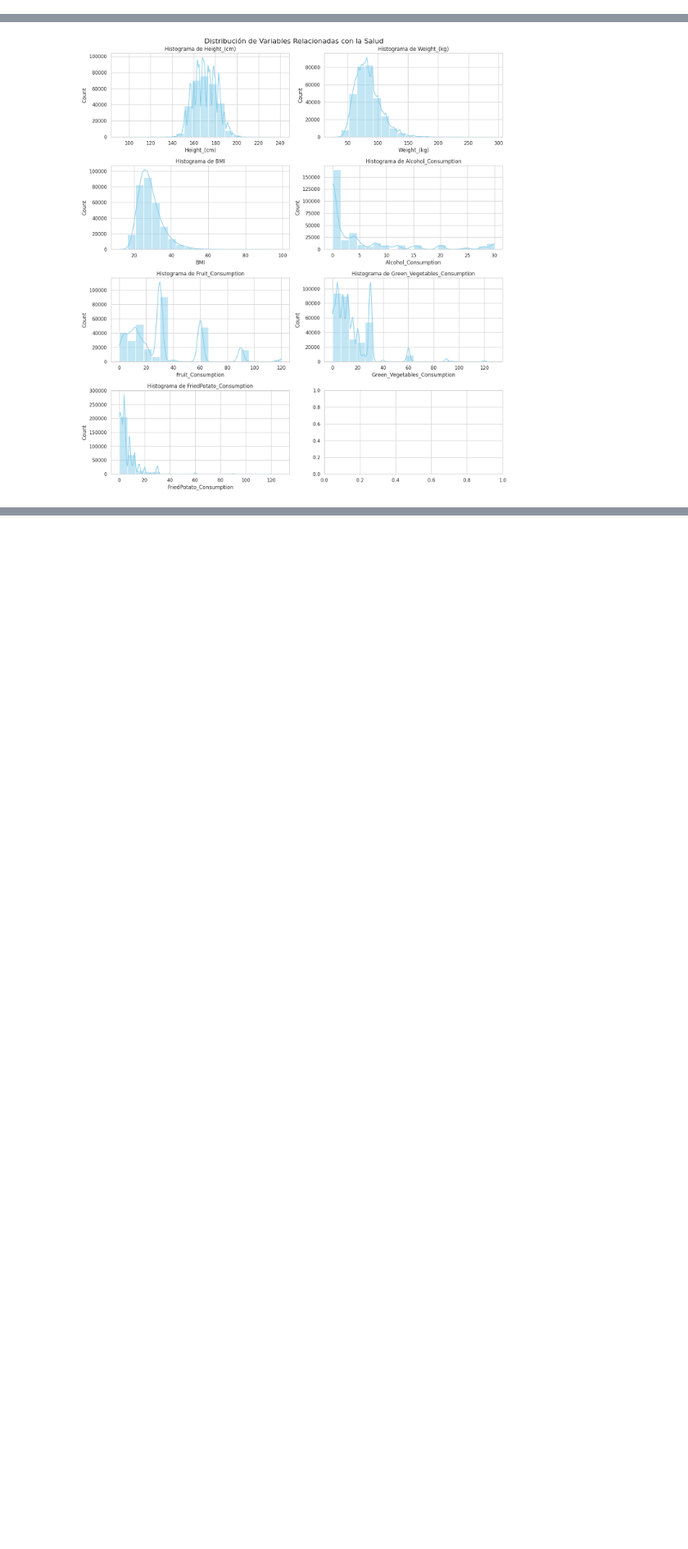
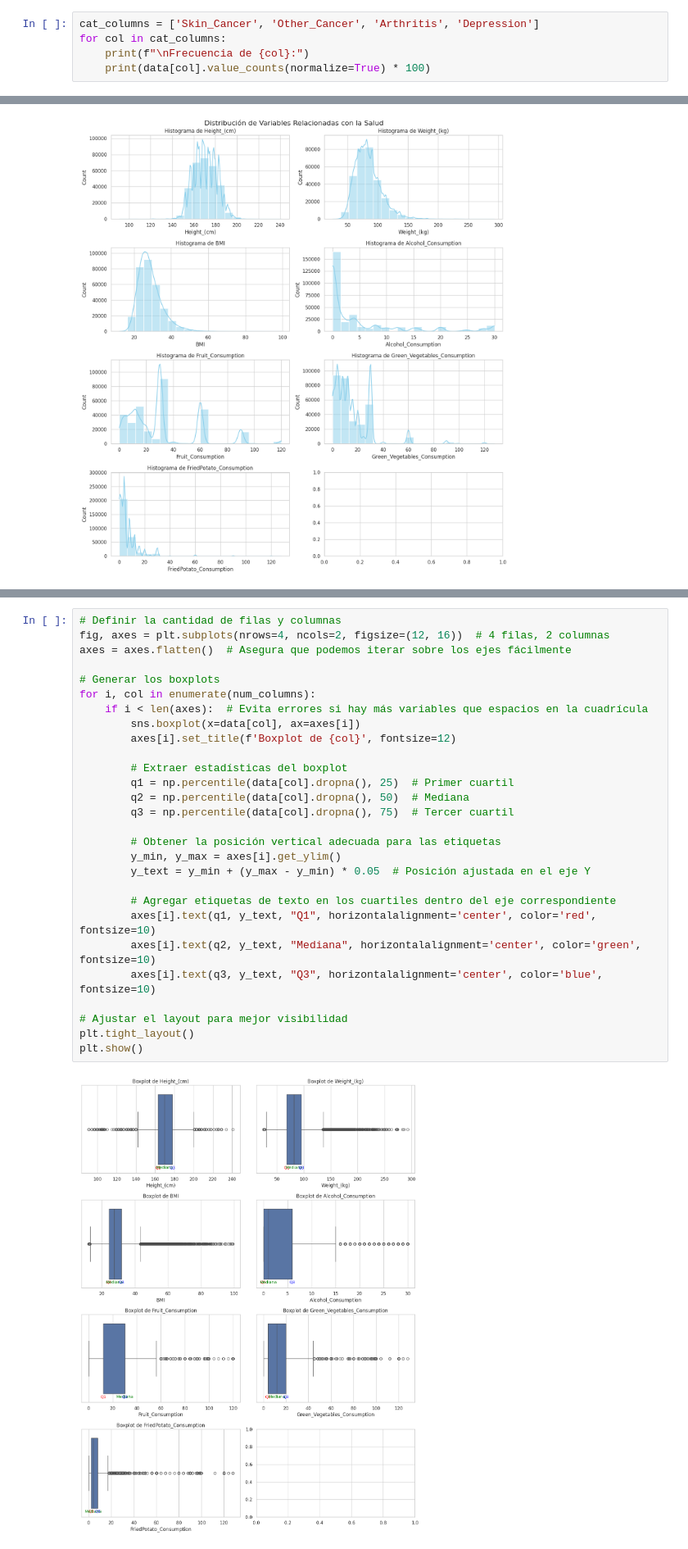
Before and after one commit to Laura9704/2025_-Analisis, a Jupyter notebook: ANALISIS_UNIVARIADO.ipynb, the cells around one changed output, grey strips where cells are left out. Shown at 82% size. Saved outputs shown, nothing was run; the diff lists cells and outputs as text; blank space fills up the shorter version.

```diff
--- a/ANALISIS_UNIVARIADO.ipynb
+++ b/ANALISIS_UNIVARIADO.ipynb
@@ -228,0 +246,5 @@ Estas variables reflejan si el individuo encuestado reportó tener cáncer, ya s
+# %%
+cat_columns = ['Skin_Cancer', 'Other_Cancer', 'Arthritis', 'Depression']
+for col in cat_columns:
+    print(f"\nFrecuencia de {col}:")
+    print(data[col].value_counts(normalize=True) * 100)
@@ -271,0 +332,30 @@ plt.show()
+# %%
+# Definir la cantidad de filas y columnas
+fig, axes = plt.subplots(nrows=4, ncols=2, figsize=(12, 16))  # 4 filas, 2 columnas
+axes = axes.flatten()  # Asegura que podemos iterar sobre los ejes fácilmente
+
+# Generar los boxplots
+for i, col in enumerate(num_columns):
+    if i < len(axes):  # Evita errores si hay más variables que espacios en la cuadrícula
+        sns.boxplot(x=data[col], ax=axes[i])
+        axes[i].set_title(f'Boxplot de {col}', fontsize=12)
+
+        # Extraer estadísticas del boxplot
+        q1 = np.percentile(data[col].dropna(), 25)  # Primer cuartil
+        q2 = np.percentile(data[col].dropna(), 50)  # Mediana
+        q3 = np.percentile(data[col].dropna(), 75)  # Tercer cuartil
+
+        # Obtener la posición vertical adecuada para las etiquetas
+        y_min, y_max = axes[i].get_ylim()
+        y_text = y_min + (y_max - y_min) * 0.05  # Posición ajustada en el eje Y
+
+        # Agregar etiquetas de texto en los cuartiles dentro del eje correspondiente
+        axes[i].text(q1, y_text, "Q1", horizontalalignment='center', color='red', fontsize=10)
+        axes[i].text(q2, y_text, "Mediana", horizontalalignment='center', color='green', fontsize=10)
+        axes[i].text(q3, y_text, "Q3", horizontalalignment='center', color='blue', fontsize=10)
+
+# Ajustar el layout para mejor visibilidad
+plt.tight_layout()
+plt.show()
+# %% [output]
+[figure, added]
```
Also changed, not shown: parts of 19 cells of this notebook.
